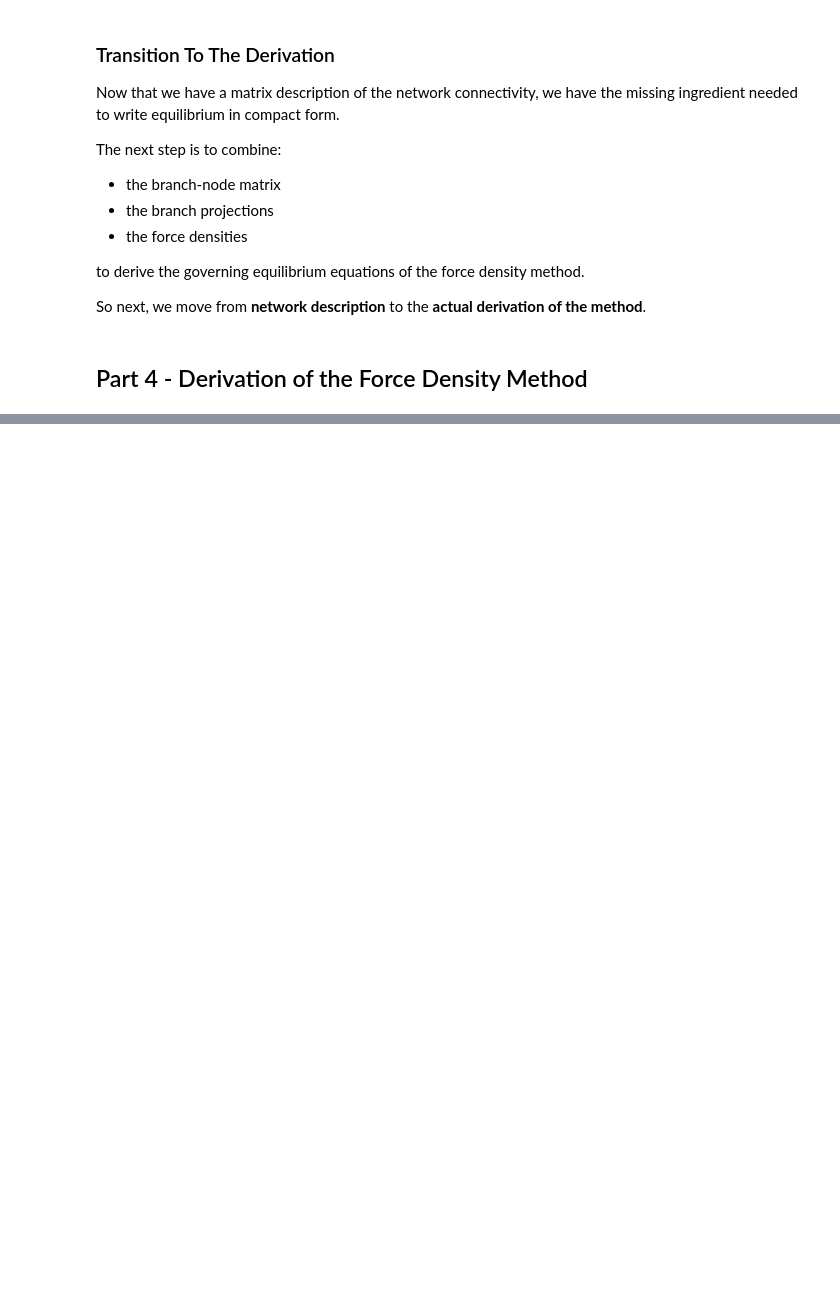
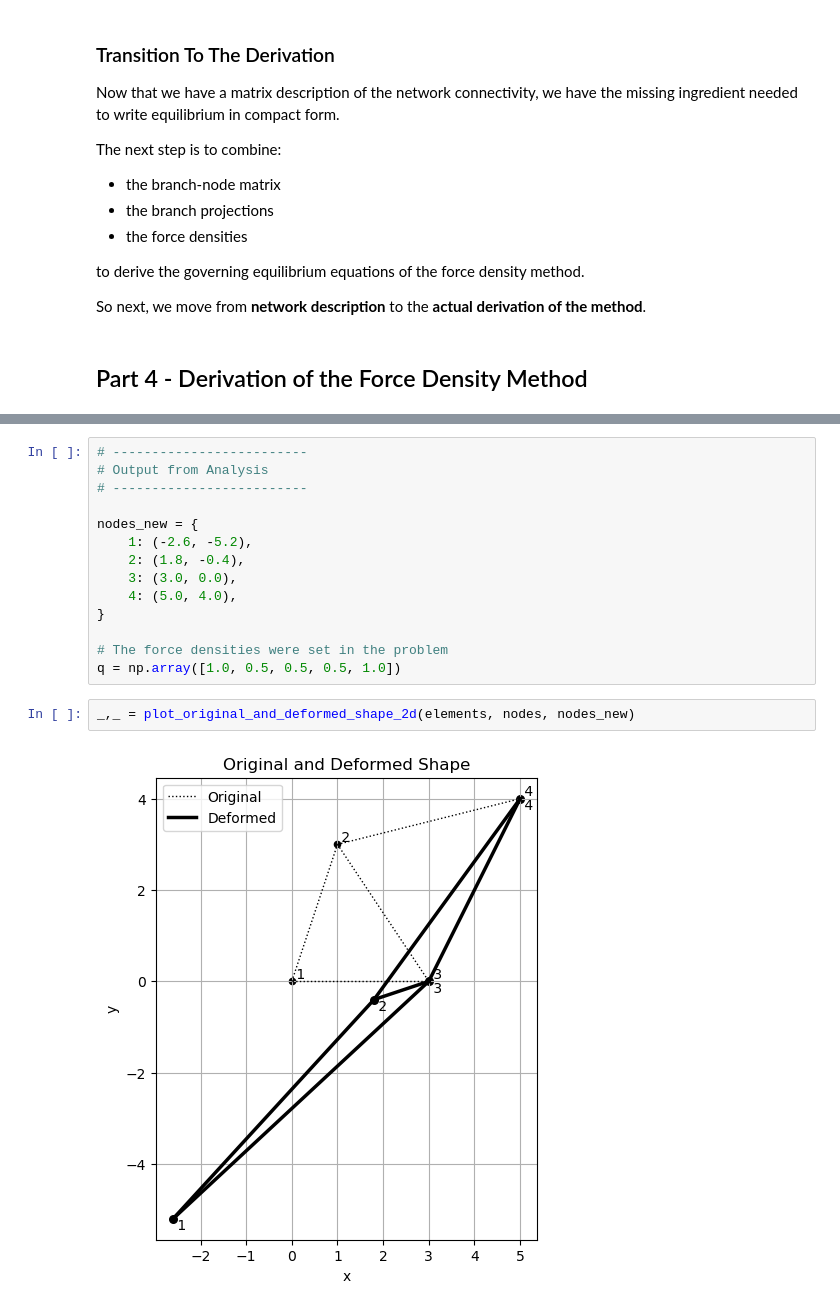
Before and after one commit to Bruun-Automation-Research-Lab/CEE6501, a Jupyter notebook: Lectures/L12/L12_2_ForceDensity.ipynb, the cells around one changed output, grey strips where cells are left out. Saved outputs shown, nothing was run; the diff lists cells and outputs as text; blank space fills up the shorter version.

```diff
--- a/Lectures/L12/L12_2_ForceDensity.ipynb
+++ b/Lectures/L12/L12_2_ForceDensity.ipynb
@@ -1360,0 +1700,18 @@ NameError: name 'plt' is not defined
+# %%
+# -------------------------
+# Output from Analysis
+# -------------------------
+
+nodes_new = {
+    1: (-2.6, -5.2),
+    2: (1.8, -0.4),
+    3: (3.0, 0.0),
+    4: (5.0, 4.0),
+}
+
+# The force densities were set in the problem
+q = np.array([1.0, 0.5, 0.5, 0.5, 1.0])
+# %%
+_,_ = plot_original_and_deformed_shape_2d(elements, nodes, nodes_new)
+# %% [output]
+[figure, added]
```
Also changed, not shown: parts of 71 cells of this notebook, 21 other files.
